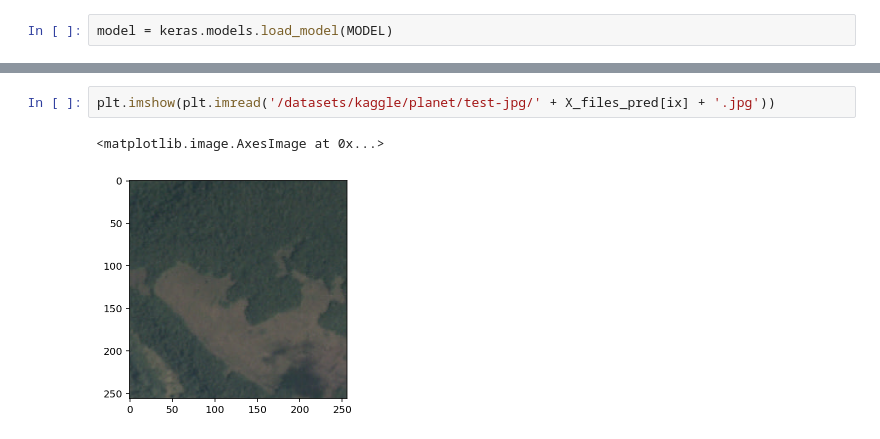
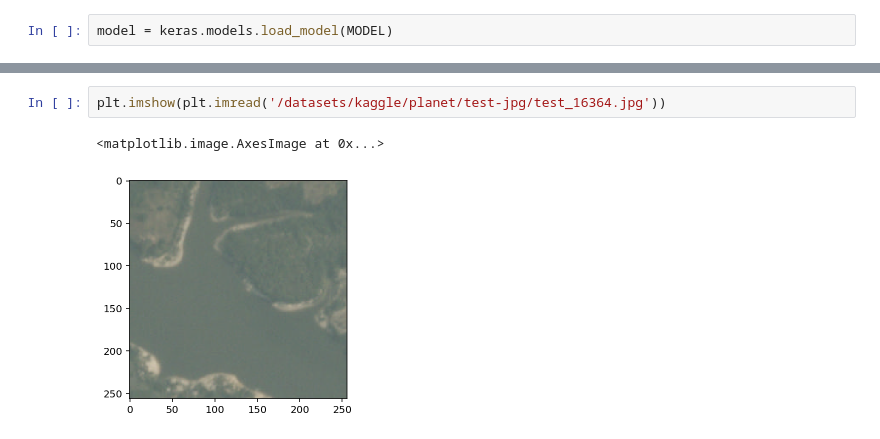
Before and after one commit to fagan2888/Kaggle-Planet-v1, a Jupyter notebook: Create_Subm_1.ipynb, the cells around one changed output, grey strips where cells are left out. Drawn from its saved outputs; the diff is of its cells as text.

```diff
--- a/Create_Subm_1.ipynb
+++ b/Create_Subm_1.ipynb
@@ -78,5 +197,5 @@ plt.imshow(img[:,:,:3])
 # %%
-plt.imshow(plt.imread('/datasets/kaggle/planet/test-jpg/' + X_files_pred[ix] + '.jpg'))
+plt.imshow(plt.imread('/datasets/kaggle/planet/test-jpg/test_16364.jpg'))
 # %% [output]
 <matplotlib.image.AxesImage at 0x...>
-[figure, old version]
+[figure, new version]
```
Also changed, not shown: parts of 12 cells of this notebook, 1 other file.
